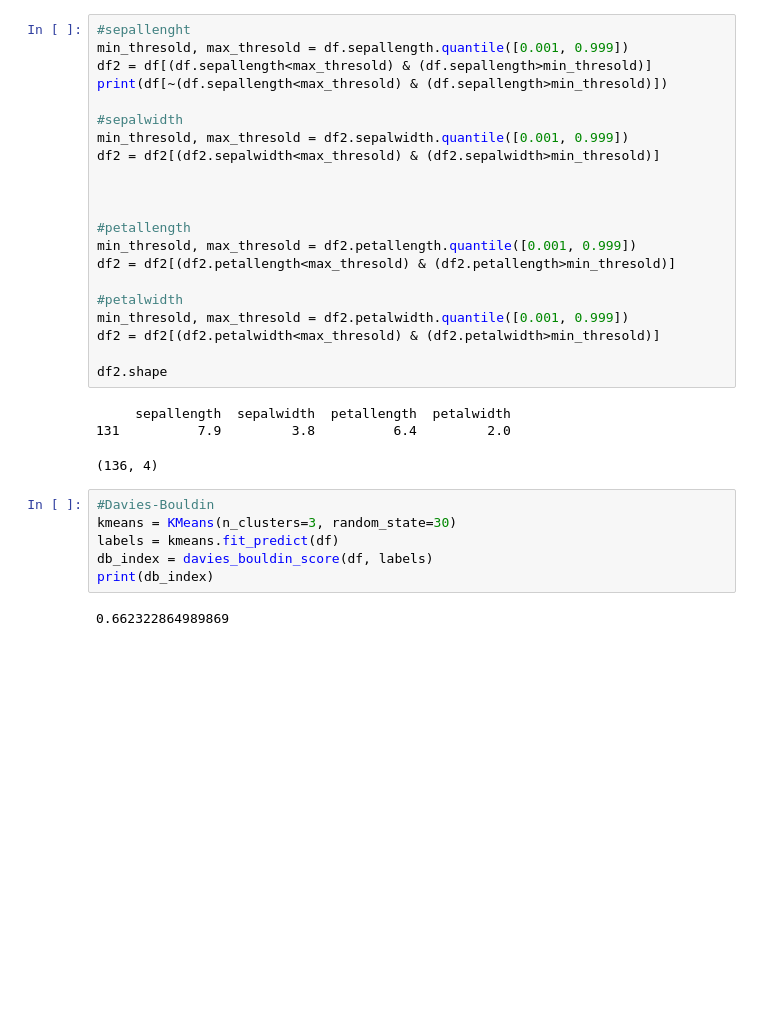
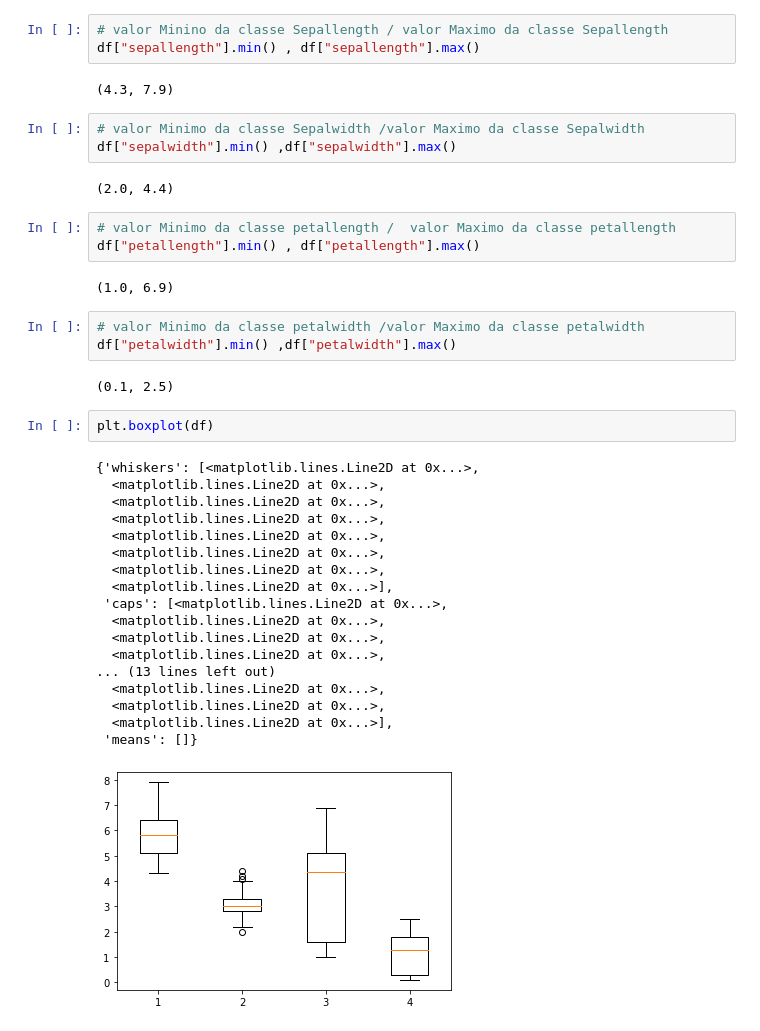
Before and after one commit to Quebec-Eric/4Periodo, a Jupyter notebook: IA/IA/KM.ipynb, the cells around one changed output. Drawn from its saved outputs; the diff is of its cells as text; blank space fills up the shorter version.

```diff
--- a/IA/IA/KM.ipynb
+++ b/IA/IA/KM.ipynb
@@ -27,33 +27,41 @@ df.describe()
-# %%
-#sepallenght
-min_thresold, max_thresold = df.sepallength.quantile([0.001, 0.999])
-df2 = df[(df.sepallength<max_thresold) & (df.sepallength>min_thresold)]
-print(df[~(df.sepallength<max_thresold) & (df.sepallength>min_thresold)])
-
-#sepalwidth
-min_thresold, max_thresold = df2.sepalwidth.quantile([0.001, 0.999])
-df2 = df2[(df2.sepalwidth<max_thresold) & (df2.sepalwidth>min_thresold)]
-
-
-
-#petallength
-min_thresold, max_thresold = df2.petallength.quantile([0.001, 0.999])
-df2 = df2[(df2.petallength<max_thresold) & (df2.petallength>min_thresold)]
-
-#petalwidth
-min_thresold, max_thresold = df2.petalwidth.quantile([0.001, 0.999])
-df2 = df2[(df2.petalwidth<max_thresold) & (df2.petalwidth>min_thresold)]
-
-df2.shape
-# %% [output]
-     sepallength  sepalwidth  petallength  petalwidth
-131          7.9         3.8          6.4         2.0
-(136, 4)
-# %%
-#Davies-Bouldin
-kmeans = KMeans(n_clusters=3, random_state=30)
-labels = kmeans.fit_predict(df)
-db_index = davies_bouldin_score(df, labels)
-print(db_index)
-# %% [output]
-0.662322864989869
+# %%
+# valor Minino da classe Sepallength / valor Maximo da classe Sepallength
+df["sepallength"].min() , df["sepallength"].max()
+# %% [output]
+(4.3, 7.9)
+# %%
+# valor Minimo da classe Sepalwidth /valor Maximo da classe Sepalwidth
+df["sepalwidth"].min() ,df["sepalwidth"].max()
+# %% [output]
+(2.0, 4.4)
+# %%
+# valor Minimo da classe petallength /  valor Maximo da classe petallength
+df["petallength"].min() , df["petallength"].max()
+# %% [output]
+(1.0, 6.9)
+# %%
+# valor Minimo da classe petalwidth /valor Maximo da classe petalwidth
+df["petalwidth"].min() ,df["petalwidth"].max()
+# %% [output]
+(0.1, 2.5)
+# %%
+plt.boxplot(df)
+# %% [output]
+{'whiskers': [<matplotlib.lines.Line2D at 0x...>,
+  <matplotlib.lines.Line2D at 0x...>,
+  <matplotlib.lines.Line2D at 0x...>,
+  <matplotlib.lines.Line2D at 0x...>,
+  <matplotlib.lines.Line2D at 0x...>,
+  <matplotlib.lines.Line2D at 0x...>,
+  <matplotlib.lines.Line2D at 0x...>,
+  <matplotlib.lines.Line2D at 0x...>],
+ 'caps': [<matplotlib.lines.Line2D at 0x...>,
+  <matplotlib.lines.Line2D at 0x...>,
+  <matplotlib.lines.Line2D at 0x...>,
+  <matplotlib.lines.Line2D at 0x...>,
+... (13 lines left out)
+  <matplotlib.lines.Line2D at 0x...>,
+  <matplotlib.lines.Line2D at 0x...>,
+  <matplotlib.lines.Line2D at 0x...>],
+ 'means': []}
+[figure, added]
```
Also changed, not shown: parts of 24 cells of this notebook, 2 other files.
